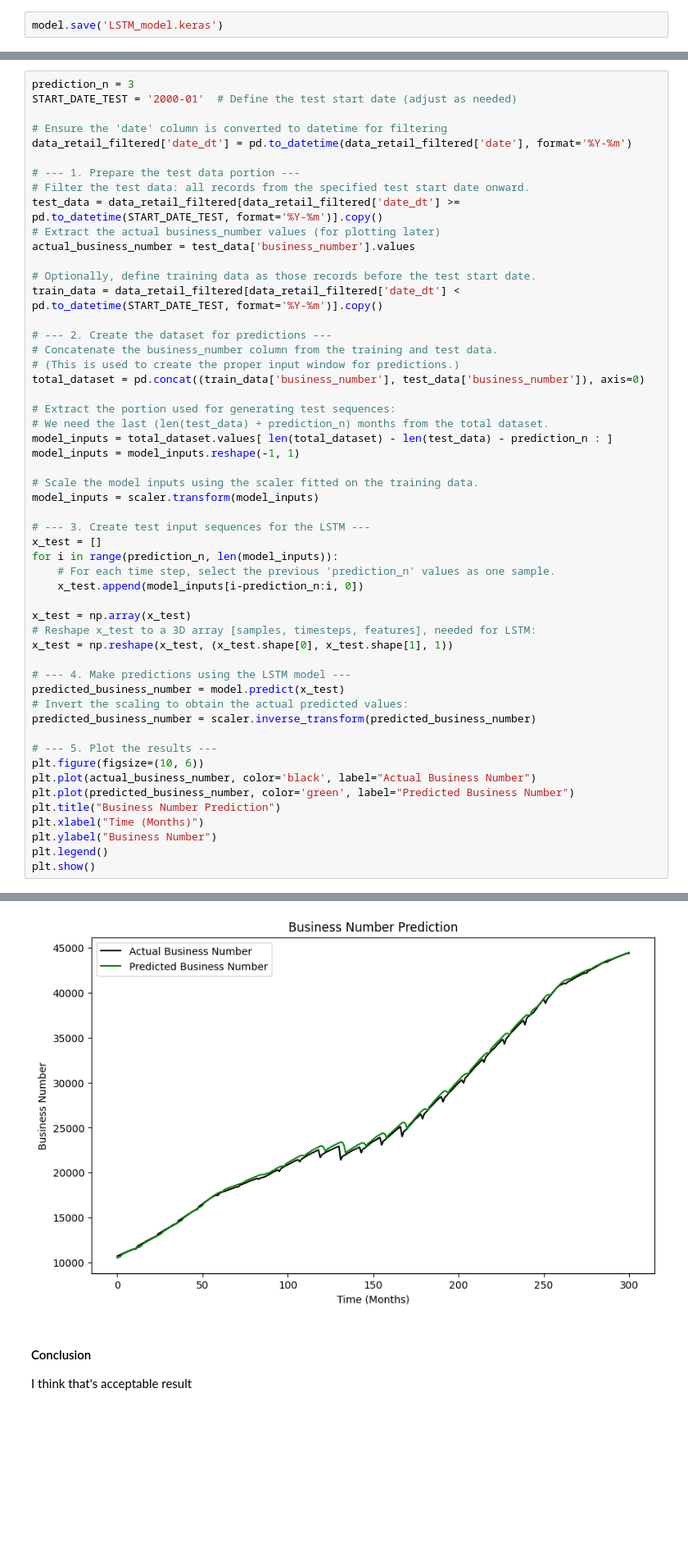
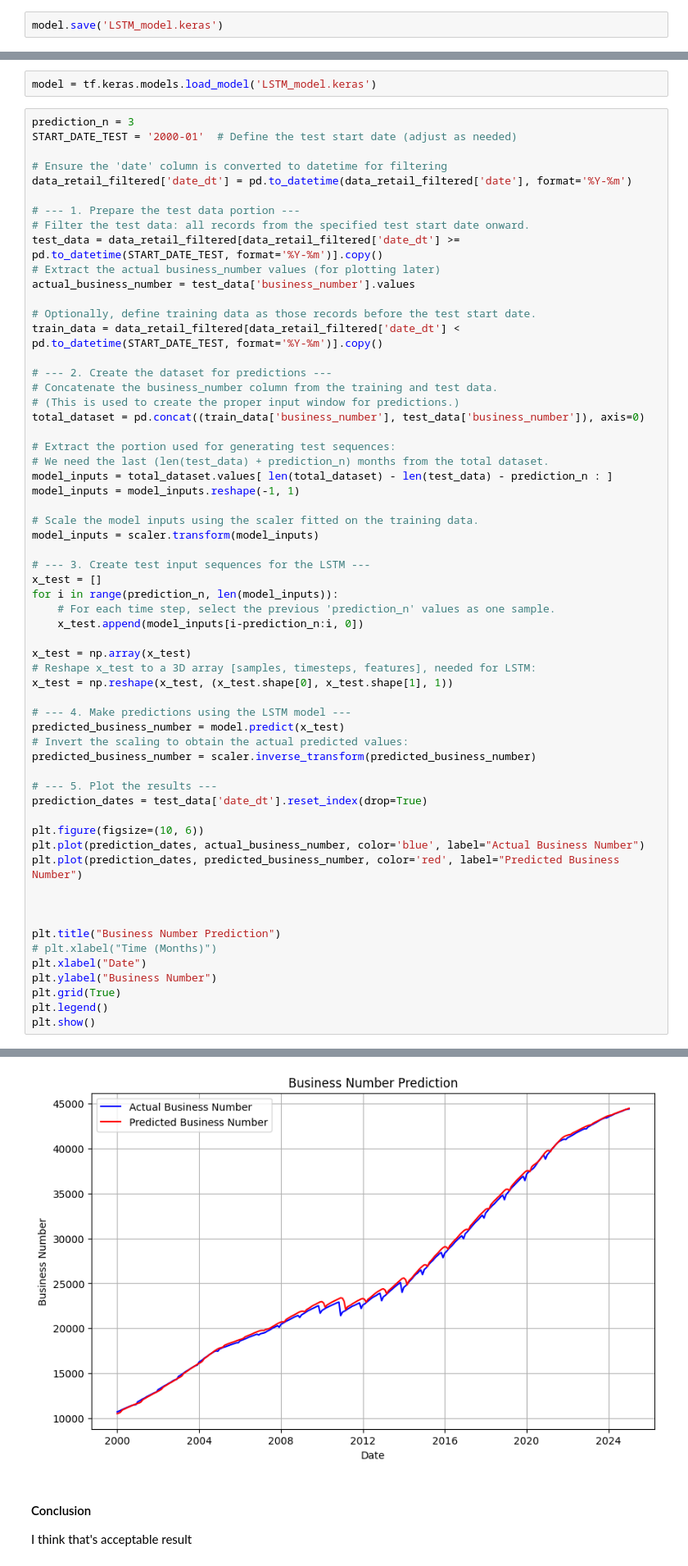
Before and after one commit to EricSJSU-DataScience/CS163_project, a Jupyter notebook: dataset_la_business_ml.ipynb, the cells around one changed output, grey strips where cells are left out. Shown at 82% size. Saved outputs shown, nothing was run; the diff lists cells and outputs as text; blank space fills up the shorter version.

```diff
--- a/dataset_la_business_ml.ipynb
+++ b/dataset_la_business_ml.ipynb
@@ -552,3 +573,5 @@ model.save('LSTM_model.keras')
+# %%
+model = tf.keras.models.load_model('LSTM_model.keras')
 # %%
 prediction_n = 3
 START_DATE_TEST = '2000-01'  # Define the test start date (adjust as needed)
@@ -594,12 +617,19 @@ predicted_business_number = model.predict(x_test)
 predicted_business_number = scaler.inverse_transform(predicted_business_number)
 
 # --- 5. Plot the results ---
+prediction_dates = test_data['date_dt'].reset_index(drop=True)
+
 plt.figure(figsize=(10, 6))
-plt.plot(actual_business_number, color='black', label="Actual Business Number")
-plt.plot(predicted_business_number, color='green', label="Predicted Business Number")
+plt.plot(prediction_dates, actual_business_number, color='blue', label="Actual Business Number")
+plt.plot(prediction_dates, predicted_business_number, color='red', label="Predicted Business Number")
+
+
+
 plt.title("Business Number Prediction")
-plt.xlabel("Time (Months)")
+# plt.xlabel("Time (Months)")
+plt.xlabel("Date")
 plt.ylabel("Business Number")
+plt.grid(True)
 plt.legend()
 plt.show()
 # %% [output]
@@ -607,4 +637,4 @@ plt.show()
-[figure, old version]
+[figure, new version]
 # %% [markdown]
 #### Conclusion
 I think that's acceptable result
```
Also changed, not shown: parts of 34 cells of this notebook, 2 other files.
